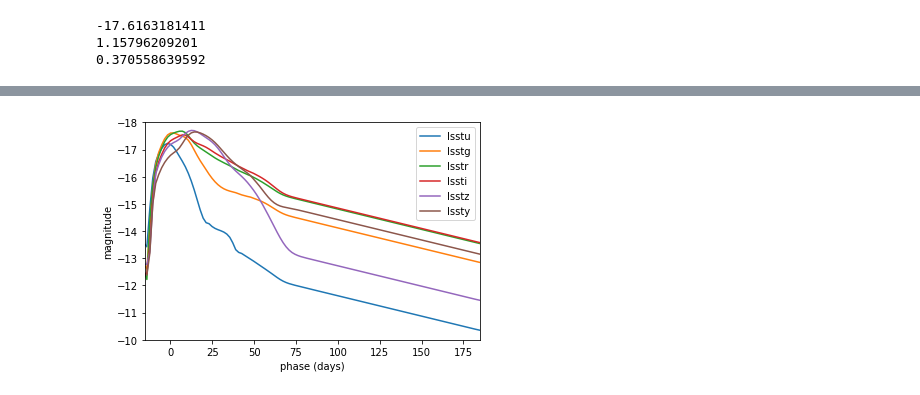
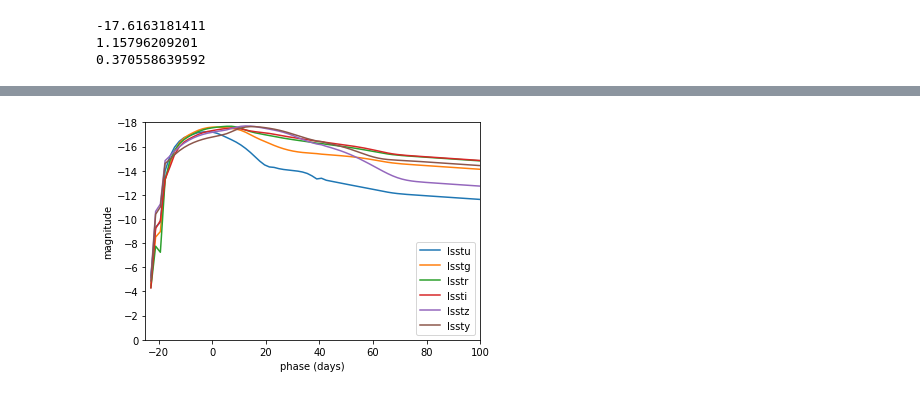
Before and after one commit to RutgersSN/plasticc-Iax, a Jupyter notebook: testout.ipynb, the cells around one changed output, grey strips where cells are left out. Saved outputs shown, nothing was run; the diff lists cells and outputs as text; code cells hidden in the pictures.

```diff
--- a/testout.ipynb
+++ b/testout.ipynb
@@ -41,21 +41,21 @@ plt.show()
 # %%
 # light curves
 filters = ['lsstu','lsstg','lsstr','lssti','lsstz','lssty']
 phase = np.linspace(-30.,200.,131)
 
 plt.plot()
 for f in filters:
     band = sncosmo.get_bandpass(f)
     sedmag = sedmodel.bandmag(band,'ab',phase)
     plt.plot(phase,sedmag,label=f)
-plt.xlim(-15,185)
-plt.ylim(-10,-18)
+plt.xlim(-25,100)
+plt.ylim(0,-18)
 plt.xlabel('phase (days)')
 plt.ylabel('magnitude')
 plt.legend()
 plt.show()
 # %% [output]
-[figure, old version]
+[figure, new version]
 # %%
 figure = sncosmo.plot_lc(model=sedmodel,bands=filters)
 # %% [output]
```
Also changed, not shown: parts of 2 cells of this notebook, 1 other file.
